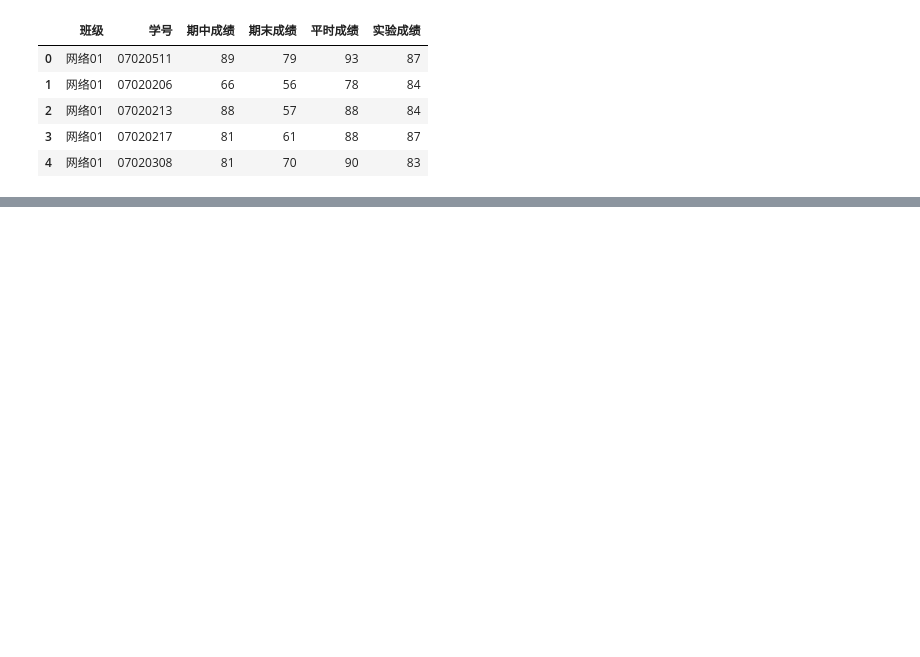
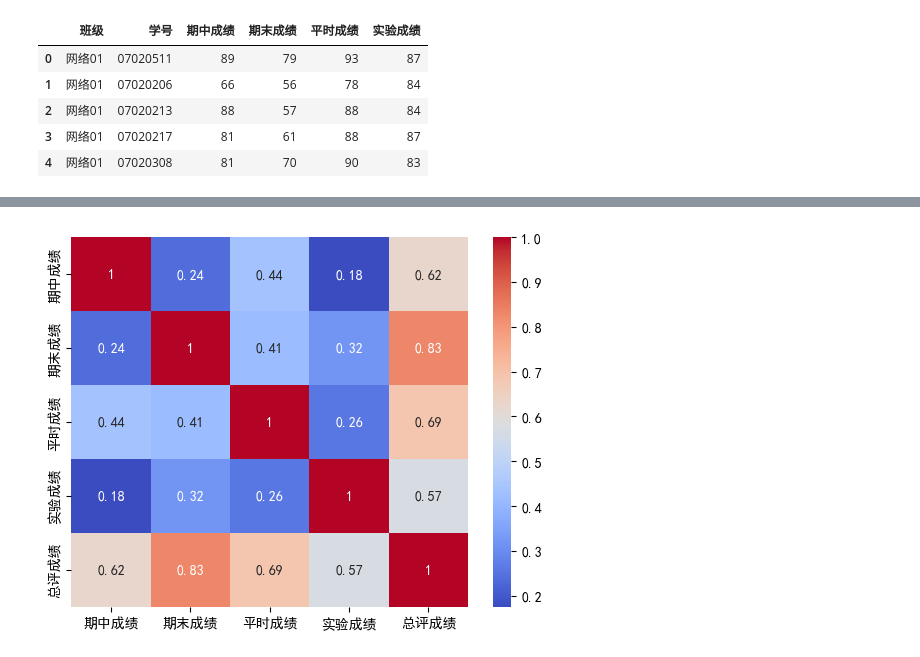
Before and after one commit to ldings/python, a Jupyter notebook: s3questions.ipynb, the cells around one changed output, grey strips where cells are left out. Cells and saved outputs as stored; diff of their text form; code cells hidden in the pictures; blank space fills up the shorter version.

```diff
--- a/s3questions.ipynb
+++ b/s3questions.ipynb
@@ -30,0 +121,5 @@ marks.describe()
+# %%
+sns.heatmap(marks[cols].corr(), annot=True, cmap='coolwarm')
+plt.show()
+# %% [output]
+[figure, added]
```
Also changed, not shown: parts of 29 cells of this notebook.
